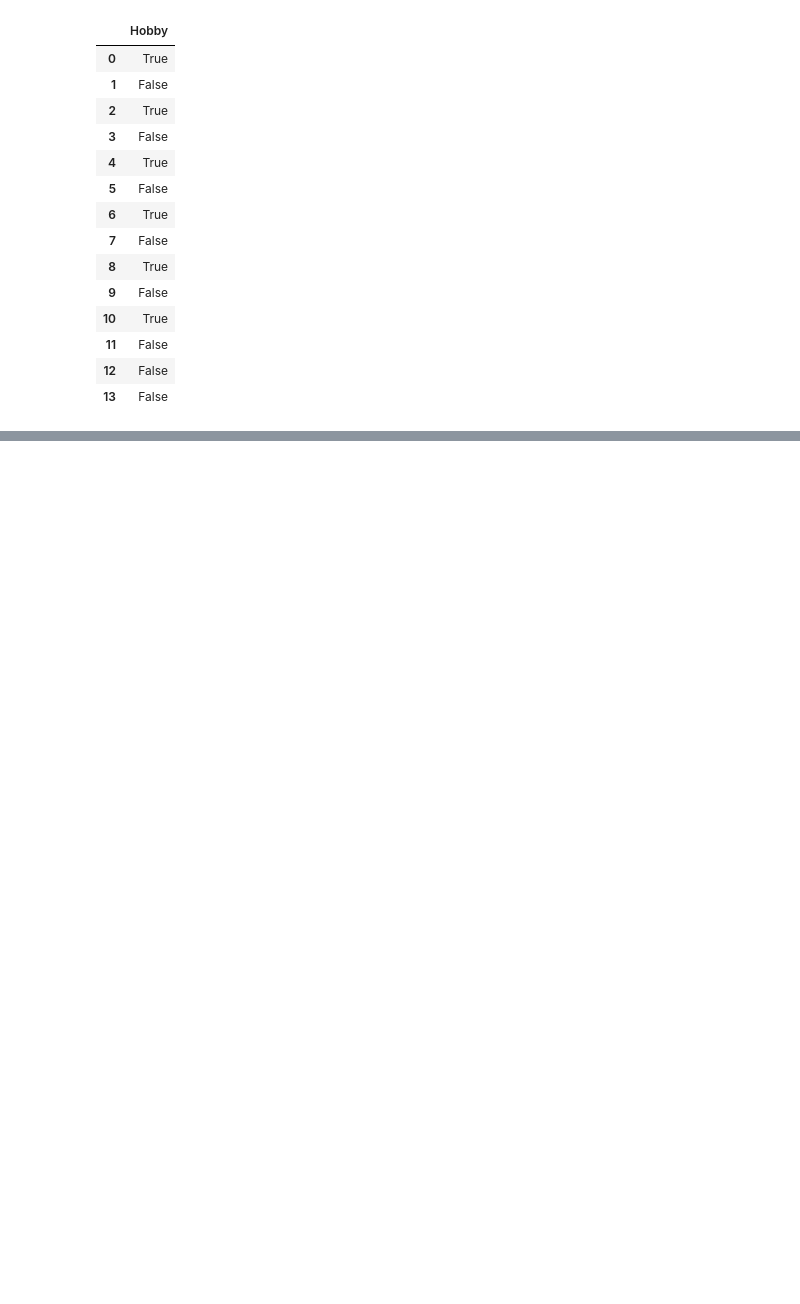
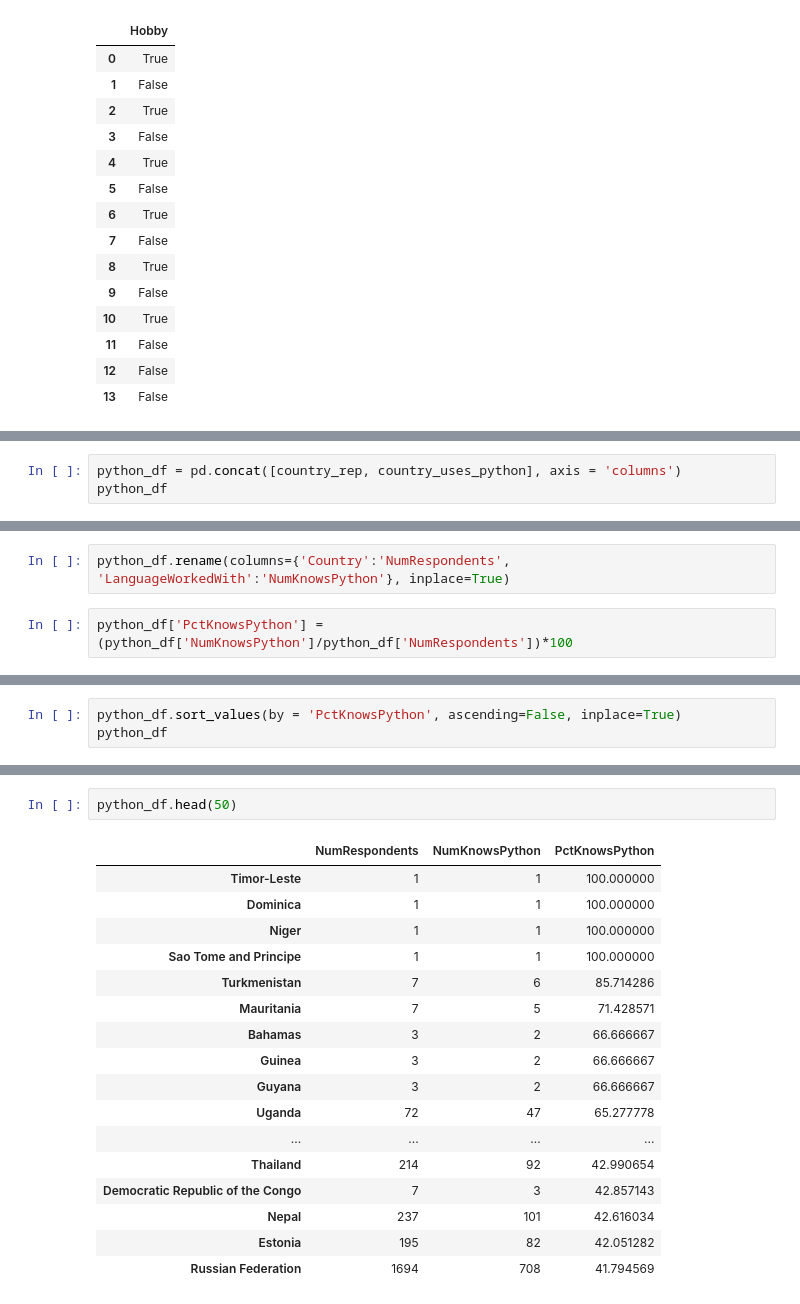
Before and after one commit to christinezuzart/Learning, a Jupyter notebook: Pandas_Refresher.ipynb, the cells around one changed output, grey strips where cells are left out. Drawn from its saved outputs; the diff is of its cells as text; blank space fills up the shorter version.

```diff
--- a/Pandas_Refresher.ipynb
+++ b/Pandas_Refresher.ipynb
@@ -887,0 +1611,3 @@ df_sample
+# %%
+python_df = pd.concat([country_rep, country_uses_python], axis = 'columns')
+python_df
@@ -887,0 +1628,4 @@ df_sample
+# %%
+python_df.rename(columns={'Country':'NumRespondents', 'LanguageWorkedWith':'NumKnowsPython'}, inplace=True)
+# %%
+python_df['PctKnowsPython'] = (python_df['NumKnowsPython']/python_df['NumRespondents'])*100
@@ -887,0 +1648,3 @@ df_sample
+# %%
+python_df.sort_values(by = 'PctKnowsPython', ascending=False, inplace=True)
+python_df
@@ -887,0 +1665,20 @@ df_sample
+# %%
+python_df.head(50)
+# %% [output]
+|  | NumRespondents | NumKnowsPython | PctKnowsPython |
+| Timor-Leste | 1 | 1 | 100.000000 |
+| Dominica | 1 | 1 | 100.000000 |
+| Niger | 1 | 1 | 100.000000 |
+| Sao Tome and Principe | 1 | 1 | 100.000000 |
+| Turkmenistan | 7 | 6 | 85.714286 |
+| Mauritania | 7 | 5 | 71.428571 |
+| Bahamas | 3 | 2 | 66.666667 |
+| Guinea | 3 | 2 | 66.666667 |
+| Guyana | 3 | 2 | 66.666667 |
+| Uganda | 72 | 47 | 65.277778 |
+| ... | ... | ... | ... |
+| Thailand | 214 | 92 | 42.990654 |
+| Democratic Republic of the Congo | 7 | 3 | 42.857143 |
+| Nepal | 237 | 101 | 42.616034 |
+| Estonia | 195 | 82 | 42.051282 |
+| Russian Federation | 1694 | 708 | 41.794569 |
```
Also changed, not shown: parts of 81 cells of this notebook.
